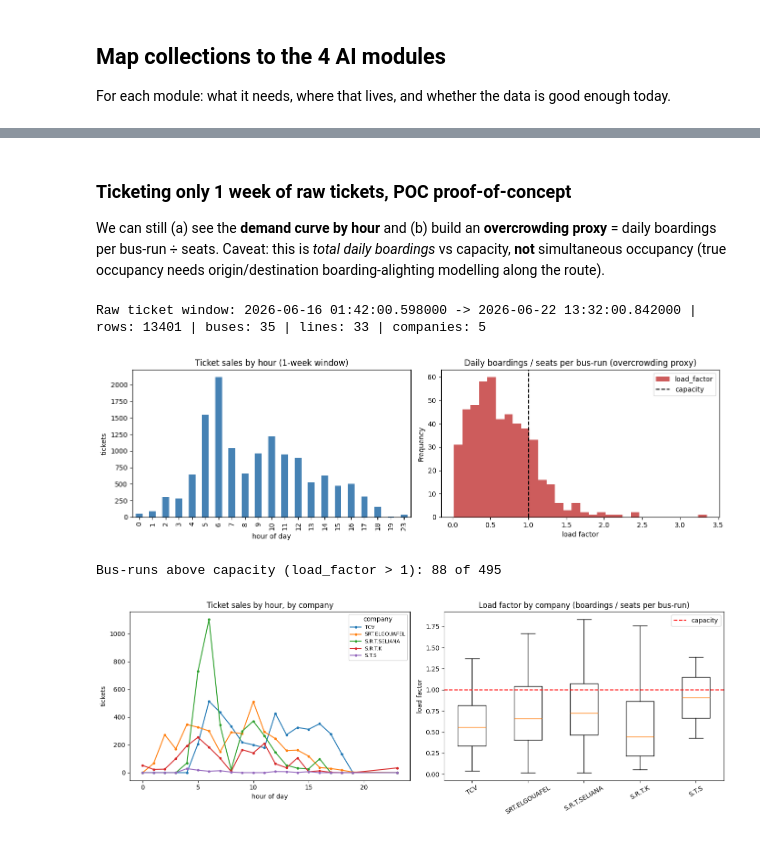
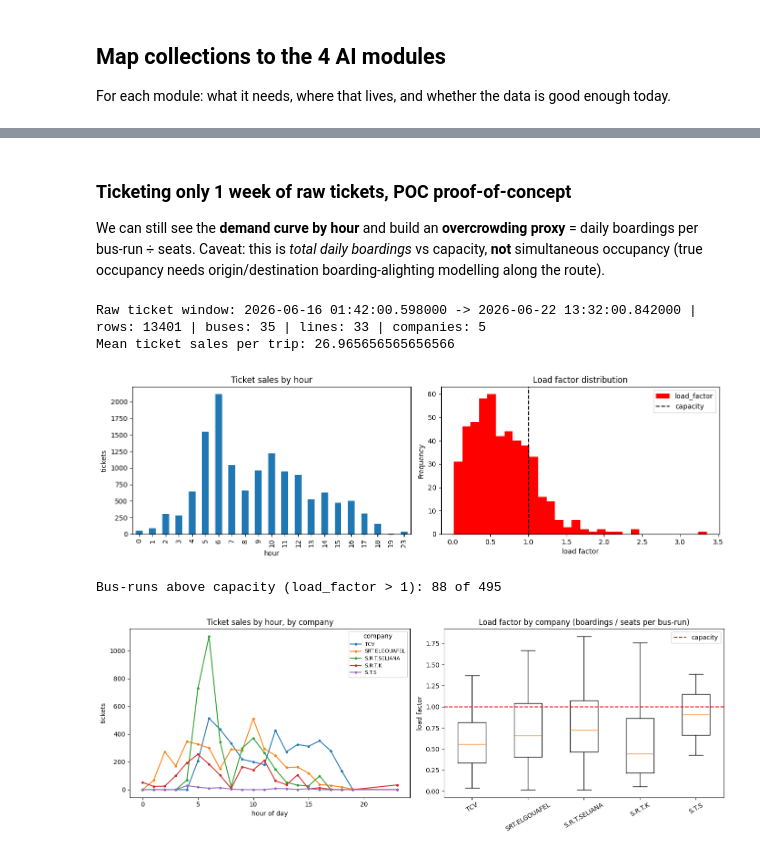
Before and after one commit to NejiKhouja/bus-intelligence, a Jupyter notebook: notebooks/01_eda.ipynb, the cells around one changed output, grey strips where cells are left out. Cells and saved outputs as stored; diff of their text form; code cells hidden in the pictures.

```diff
--- a/notebooks/01_eda.ipynb
+++ b/notebooks/01_eda.ipynb
@@ -458,45 +624,82 @@ readiness
 # %% [markdown]
 ### Ticketing only 1 week of raw tickets, POC proof-of-concept
 
-We can still (a) see the **demand curve by hour** and (b) build an **overcrowding
+We can still see the **demand curve by hour** and build an **overcrowding
 proxy** = daily boardings per bus-run ÷ seats. Caveat: this is *total daily boardings*
 vs capacity, **not** simultaneous occupancy (true occupancy needs origin/destination
 boarding-alighting modelling along the route).
 # %%
 tk = pd.DataFrame(list(db_winicari["ticket"].find({}, {
-    "idTicket": 1, "codeLigne": 1, "codeCh": 1, "voyage": 1, "prix": 1, "date": 1,
-    "bus.code": 1, "bus.nbrPlace": 1, "bus.societe": 1, "_id": 0})))
+    "idTicket": 1,
+    "codeLigne": 1,
+    "codeCh": 1,
+    "voyage": 1,
+    "prix": 1,
+    "date": 1,
+    "bus.code": 1,
+    "bus.nbrPlace": 1,
+    "bus.societe": 1,
+    "_id": 0
+})))
+
 tk["bus_code"] = tk["bus"].apply(lambda b: b.get("code") if isinstance(b, dict) else None)
-tk["seats"] = pd.to_numeric(tk["bus"].apply(lambda b: b.get("nbrPlace") if isinstance(b, dict) else None), errors="coerce")
+tk["seats"] = tk["bus"].apply(lambda b: b.get("nbrPlace") if isinstance(b, dict) else None)
 tk["societe"] = tk["bus"].apply(lambda b: b.get("societe") if isinstance(b, dict) else None)
+
+tk["seats"] = pd.to_numeric(tk["seats"], errors="coerce")
+
 tk = tk.drop(columns=["bus"])
+
 tk["date"] = pd.to_datetime(tk["date"])
 tk["hour"] = tk["date"].dt.hour
 tk["day"] = tk["date"].dt.date
-print("Raw ticket window:", tk["date"].min(), "->", tk["date"].max(), "| rows:", len(tk),
-      "| buses:", tk["bus_code"].nunique(), "| lines:", tk["codeLigne"].nunique(),
-      "| companies:", tk["societe"].nunique())
 
-# overcrowding proxy: boardings per (bus, day, driver, voyage) divided by seats
+print(
+    "Raw ticket window:", tk["date"].min(), "->", tk["date"].max(),
+    "| rows:", len(tk),
+    "| buses:", tk["bus_code"].nunique(),
+    "| lines:", tk["codeLigne"].nunique(),
+    "| companies:", tk["societe"].nunique()
+)
+
 trip = tk.groupby(["bus_code", "day", "codeCh", "voyage"]).agg(
-    boardings=("idTicket", "count"), seats=("seats", "first"),
-    societe=("societe", "first")).reset_index()
+    boardings=("idTicket", "count"),
+    seats=("seats", "first"),
+    societe=("societe", "first")
+).reset_index()
+
 trip["load_factor"] = trip["boardings"] / trip["seats"]
 
+# mean ticket sales per trip
+mean_boardings = trip["boardings"].mean()
+
+print("Mean ticket sales per trip:", mean_boardings)
+
 fig, ax = plt.subplots(1, 2, figsize=(13, 4))
-tk.groupby("hour").size().plot(kind="bar", ax=ax[0], color="steelblue")
-ax[0].set_title("Ticket sales by hour (1-week window)")
-ax[0].set_xlabel("hour of day"); ax[0].set_ylabel("tickets")
 
-trip["load_factor"].plot(kind="hist", bins=30, ax=ax[1], color="indianred")
+tk.groupby("hour").size().plot(kind="bar", ax=ax[0])
+ax[0].set_title("Ticket sales by hour")
+ax[0].set_xlabel("hour")
+ax[0].set_ylabel("tickets")
+
+trip["load_factor"].plot(kind="hist", bins=30, ax=ax[1],color="red")
 ax[1].axvline(1.0, color="black", ls="--", label="capacity")
-ax[1].set_title("Daily boardings / seats per bus-run (overcrowding proxy)")
-ax[1].set_xlabel("load factor"); ax[1].legend()
-plt.tight_layout(); plt.show()
+ax[1].set_title("Load factor distribution")
+ax[1].set_xlabel("load factor")
+ax[1].legend()
 
-print("Bus-runs above capacity (load_factor > 1):", int((trip["load_factor"] > 1).sum()), "of", len(trip))
+plt.tight_layout()
+plt.show()
+
+print(
+    "Bus-runs above capacity (load_factor > 1):",
+    int((trip["load_factor"] > 1).sum()),
+    "of",
+    len(trip)
+)
 # %% [output]
 Raw ticket window: 2026-06-16 01:42:00.598000 -> 2026-06-22 13:32:00.842000 | rows: 13401 | buses: 35 | lines: 33 | companies: 5
+Mean ticket sales per trip: 26.965656565656566
-[figure, old version]
+[figure, new version]
 Bus-runs above capacity (load_factor > 1): 88 of 495
 # %%
```
Also changed, not shown: parts of 15 cells of this notebook, 29 other files.
